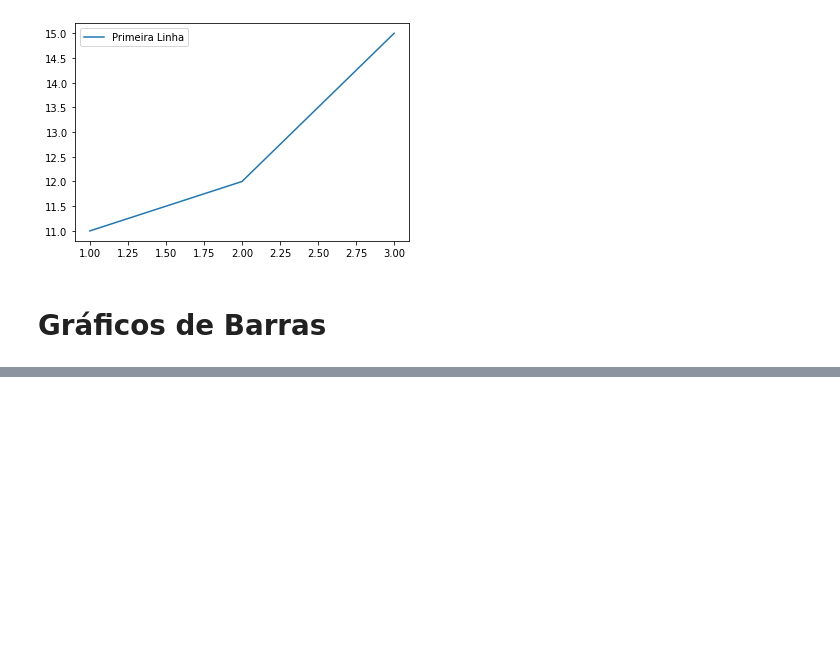
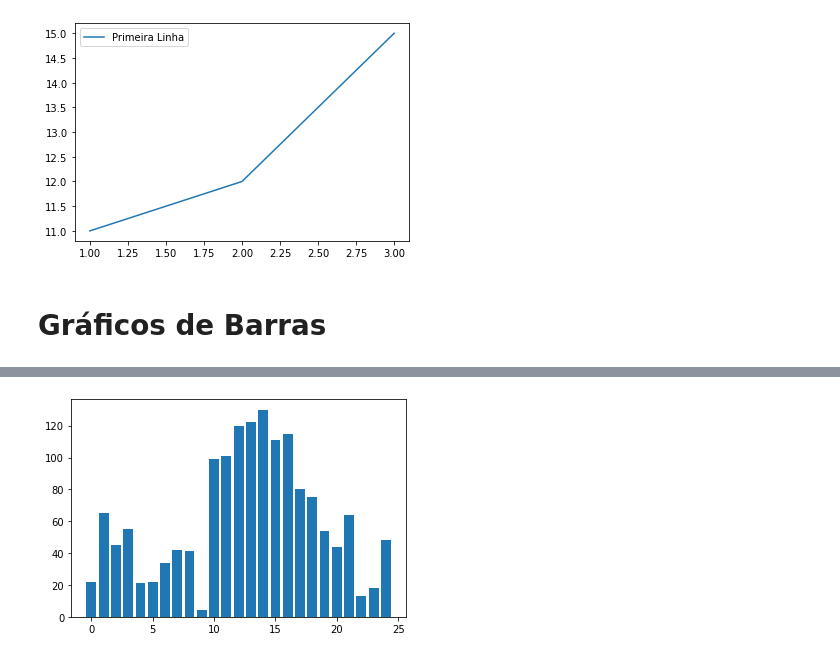
Before and after one commit to romulovieira777/Python_Fundamentos_Analise_Dados, a Jupyter notebook: Seção 08 - Módulos Python para Análise de Dados/Notebook/DSA-Python-Cap08-03-Matplotlib-Plots-e-Graficos.ipynb, the cells around one changed output, grey strips where cells are left out. Drawn from its saved outputs; the diff is of its cells as text; code cells hidden in the pictures; blank space fills up the shorter version.

```diff
--- a/Seção 08 - Módulos Python para Análise de Dados/Notebook/DSA-Python-Cap08-03-Matplotlib-Plots-e-Graficos.ipynb
+++ b/Seção 08 - Módulos Python para Análise de Dados/Notebook/DSA-Python-Cap08-03-Matplotlib-Plots-e-Graficos.ipynb
@@ -55,0 +76,5 @@ y = [6, 7, 8, 2, 4]
+# %%
+plt.bar(ids, idades)
+plt.show()
+# %% [output]
+[figure, added]
```
Also changed, not shown: parts of 29 cells of this notebook.
